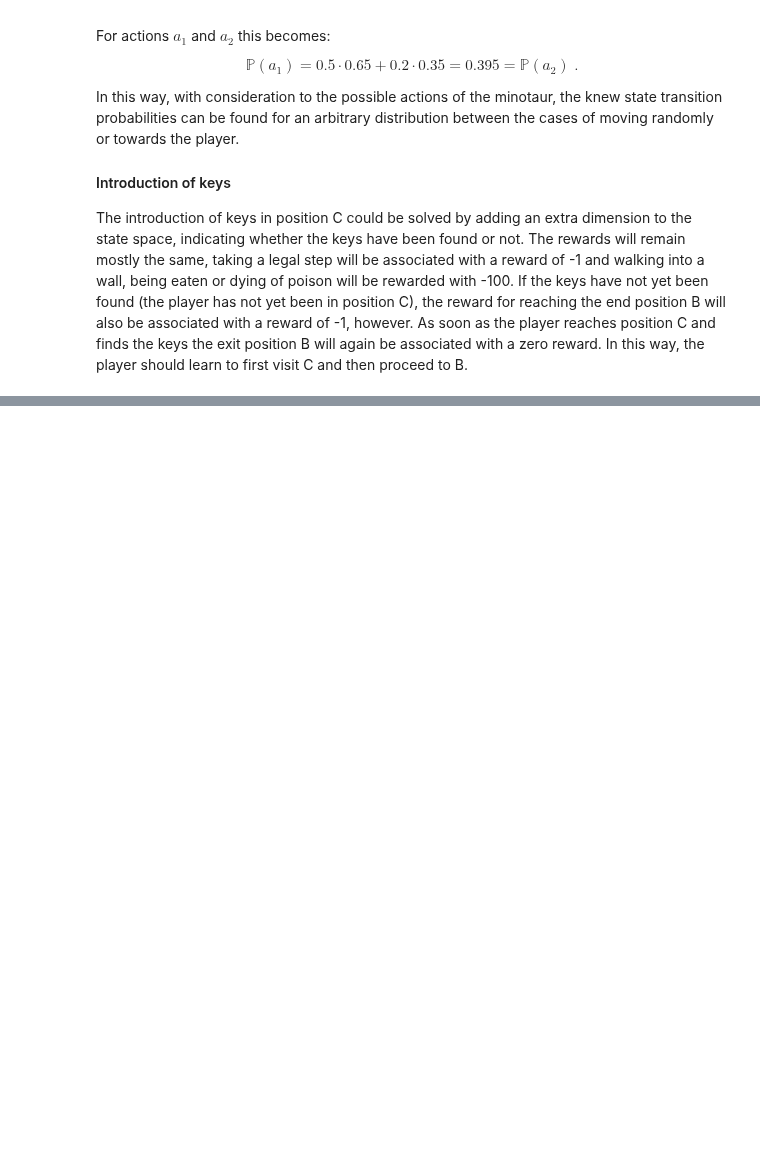
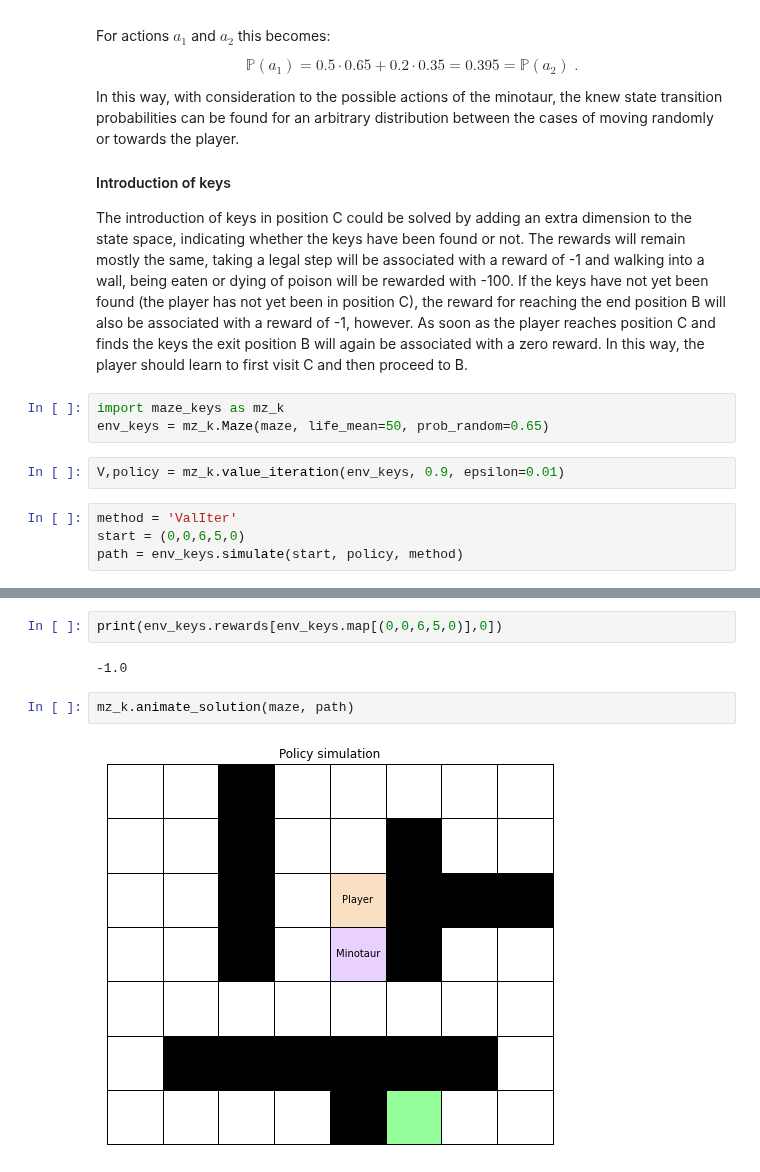
Before and after one commit to lxpr/EL2805-Reinforcement-Learning-Labs, a Jupyter notebook: lab1/David/Lab_1.ipynb, the cells around one changed output, grey strips where cells are left out. Drawn from its saved outputs; the diff is of its cells as text; blank space fills up the shorter version.

```diff
--- a/lab1/David/Lab_1.ipynb
+++ b/lab1/David/Lab_1.ipynb
@@ -267,3 +267,12 @@ In this way, with consideration to the possible actions of the minotaur, the kne
 #### Introduction of keys
 
 The introduction of keys in position C could be solved by adding an extra dimension to the state space, indicating whether the keys have been found or not. The rewards will remain mostly the same, taking a legal step will be associated with a reward of -1 and walking into a wall, being eaten or dying of poison will be rewarded with -100. If the keys have not yet been found (the player has not yet been in position C), the reward for reaching the end position B will also be associated with a reward of -1, however. As soon as the player reaches position C and finds the keys the exit position B will again be associated with a zero reward. In this way, the player should learn to first visit C and then proceed to B.
+# %%
+import maze_keys as mz_k
+env_keys = mz_k.Maze(maze, life_mean=50, prob_random=0.65)
+# %%
+V,policy = mz_k.value_iteration(env_keys, 0.9, epsilon=0.01)
+# %%
+method = 'ValIter'
+start = (0,0,6,5,0)
+path = env_keys.simulate(start, policy, method)
@@ -269,0 +297,8 @@ The introduction of keys in position C could be solved by adding an extra dimens
+# %%
+print(env_keys.rewards[env_keys.map[(0,0,6,5,0)],0])
+# %% [output]
+-1.0
+# %%
+mz_k.animate_solution(maze, path)
+# %% [output]
+[figure, added]
```
Also changed, not shown: parts of 4 cells of this notebook, 1 other file.
